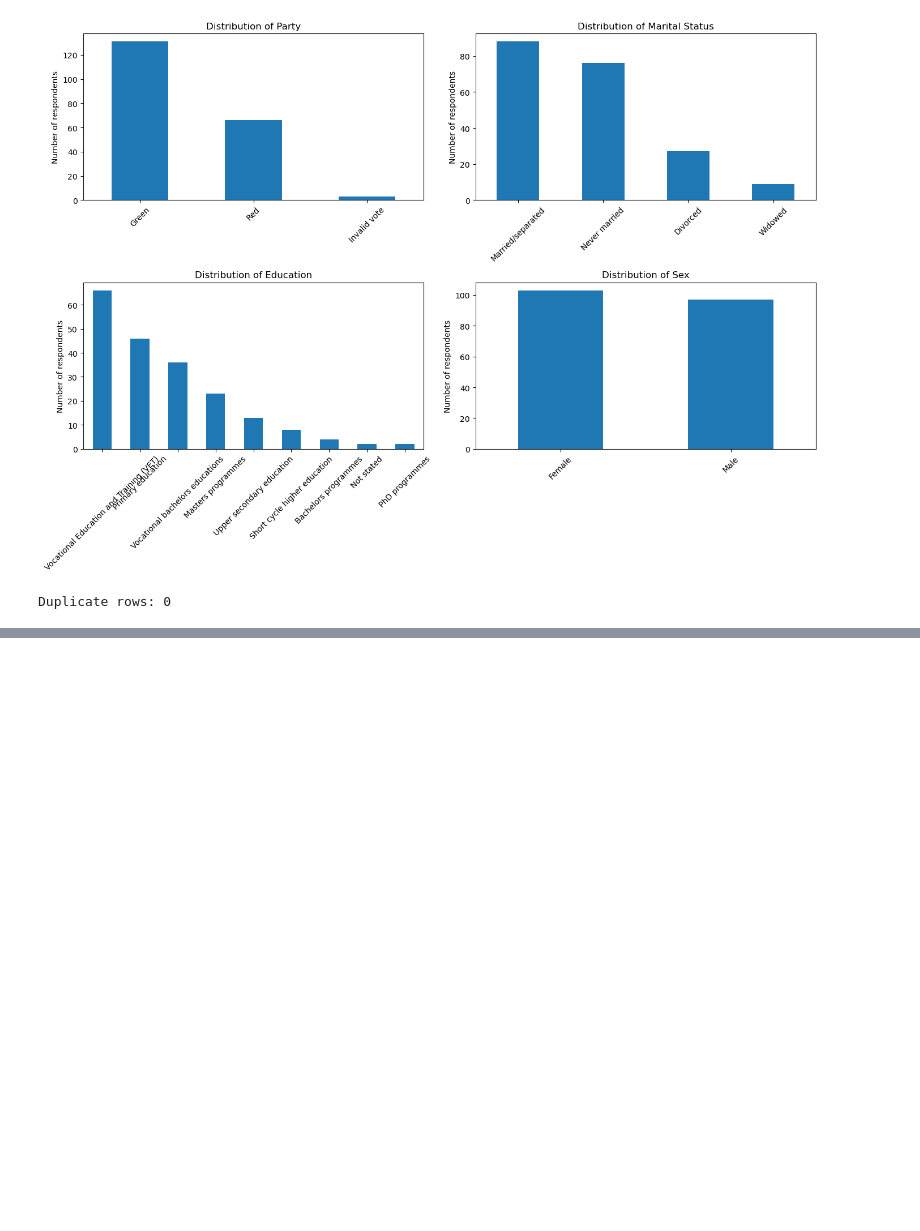
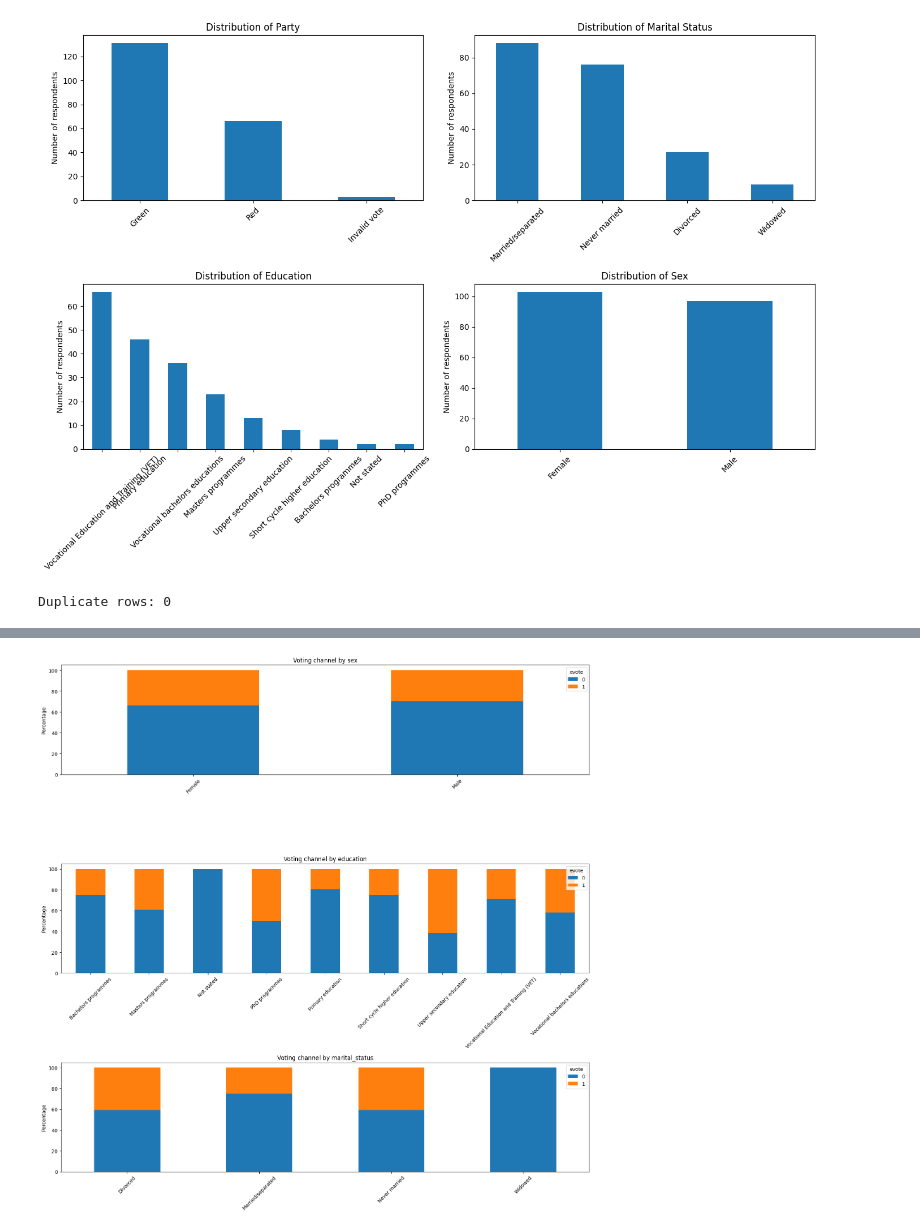
Before and after one commit to askeneye/SecurityPrivacy_FinalProject, a Jupyter notebook: notebooks/eda.ipynb, the cells around one changed output, grey strips where cells are left out. Saved outputs shown, nothing was run; the diff lists cells and outputs as text; code cells hidden in the pictures; blank space fills up the shorter version.

```diff
--- a/notebooks/eda.ipynb
+++ b/notebooks/eda.ipynb
@@ -253,0 +279,25 @@ Duplicate rows: 0
+# %%
+# Demographics by voting channel
+
+demographics = ["sex", "education", "marital_status"]
+
+fig, axes = plt.subplots(3, 1, figsize=(16, 16))
+
+for ax, col in zip(axes, demographics):
+    table = pd.crosstab(
+        private_data[col],
+        private_data["evote"],
+        normalize="index"
+    ) * 100
+
+    table.plot(kind="bar", stacked=True, ax=ax)
+
+    ax.set_title(f"Voting channel by {col}")
+    ax.set_xlabel("")
+    ax.set_ylabel("Percentage")
+    ax.tick_params(axis="x", rotation=45)
+
+plt.tight_layout()
+plt.show()
+# %% [output]
+[figure, added]
```
Also changed, not shown: parts of 11 cells of this notebook.
